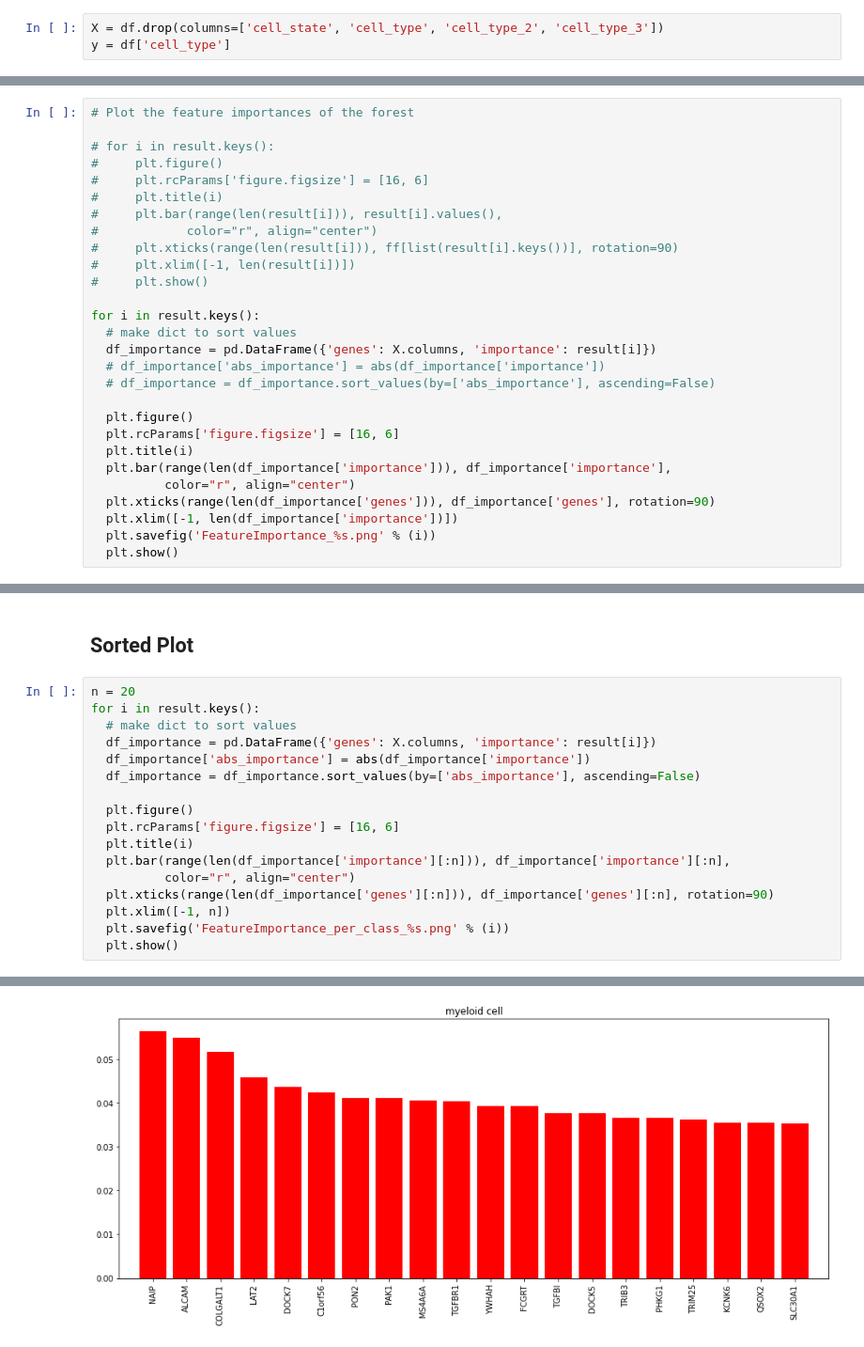
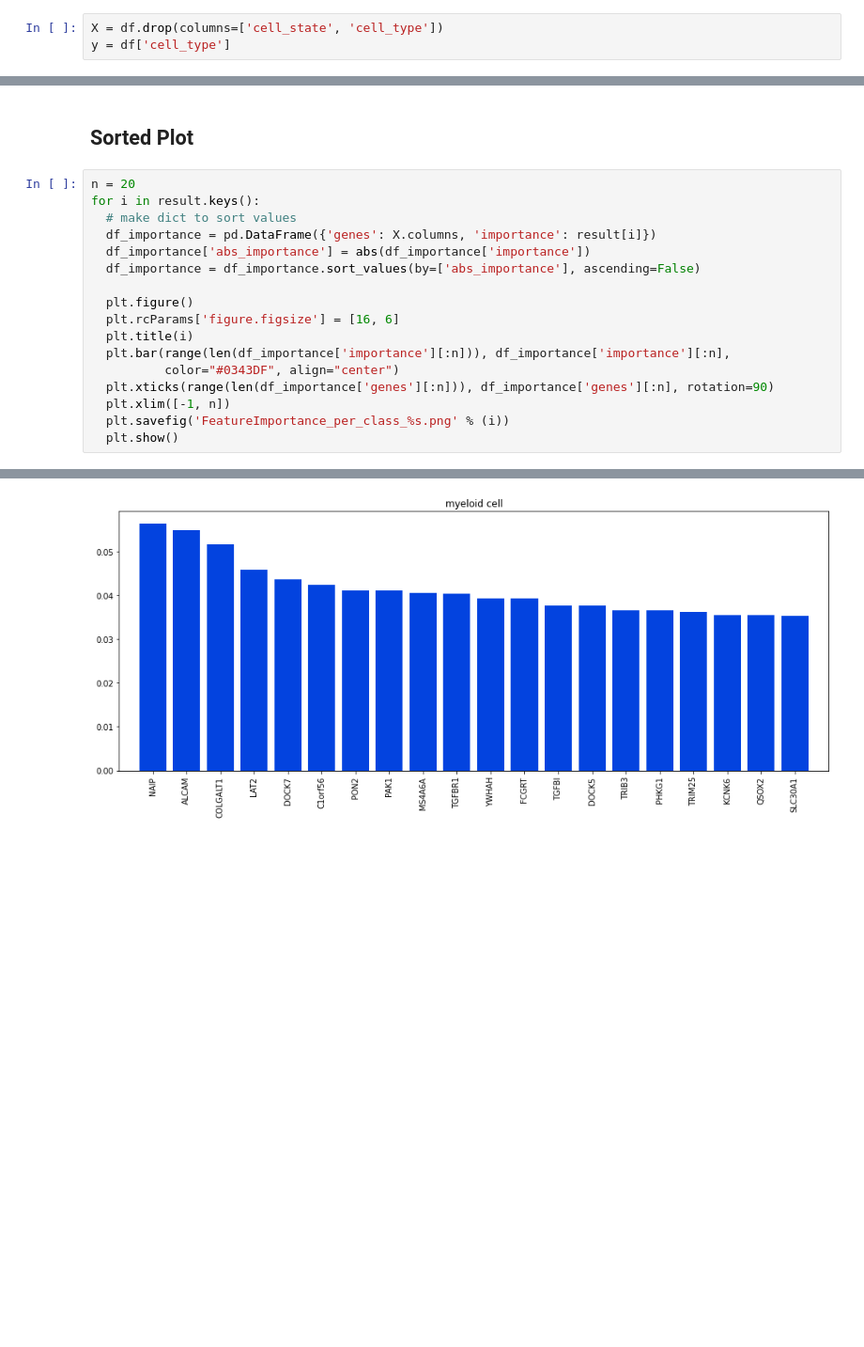
Before and after one commit to martrip/single-cell_classification, a Jupyter notebook: notebooks/model_interpretation_per_classes.ipynb, the cells around one changed output, grey strips where cells are left out. Shown at 94% size. Saved outputs shown, nothing was run; the diff lists cells and outputs as text; blank space fills up the shorter version.

```diff
--- a/notebooks/model_interpretation_per_classes.ipynb
+++ b/notebooks/model_interpretation_per_classes.ipynb
@@ -72,7 +70,7 @@ count_celltype
 | leukocyte | 11 | 0.001448 |
 | myeloid cell | 6 | 0.000790 |
 # %%
-X = df.drop(columns=['cell_state', 'cell_type', 'cell_type_2', 'cell_type_3'])
+X = df.drop(columns=['cell_state', 'cell_type'])
 y = df['cell_type']
 # %% [markdown]
 # 3. Import Model
@@ -112,31 +128,3 @@ df_importance.head()
 | 2 | TNFRSF18 | -0.001738 |
 | 3 | TNFRSF4 | -0.014240 |
 | 4 | DVL1 | -0.006764 |
-# %%
-# Plot the feature importances of the forest
-
-# for i in result.keys():
-#     plt.figure()
-#     plt.rcParams['figure.figsize'] = [16, 6]
-#     plt.title(i)
-#     plt.bar(range(len(result[i])), result[i].values(),
-#            color="r", align="center")
-#     plt.xticks(range(len(result[i])), ff[list(result[i].keys())], rotation=90)
-#     plt.xlim([-1, len(result[i])])
-#     plt.show()
-
-for i in result.keys():
-  # make dict to sort values
-  df_importance = pd.DataFrame({'genes': X.columns, 'importance': result[i]})
-  # df_importance['abs_importance'] = abs(df_importance['importance'])
-  # df_importance = df_importance.sort_values(by=['abs_importance'], ascending=False)
-
-  plt.figure()
-  plt.rcParams['figure.figsize'] = [16, 6]
-  plt.title(i)
-  plt.bar(range(len(df_importance['importance'])), df_importance['importance'],
-          color="r", align="center")
-  plt.xticks(range(len(df_importance['genes'])), df_importance['genes'], rotation=90)
-  plt.xlim([-1, len(df_importance['importance'])])
-  plt.savefig('FeatureImportance_%s.png' % (i))
-  plt.show()
@@ -167,7 +142,7 @@ for i in result.keys():
   plt.rcParams['figure.figsize'] = [16, 6]
   plt.title(i)
   plt.bar(range(len(df_importance['importance'][:n])), df_importance['importance'][:n],
-          color="r", align="center")
+          color="#0343DF", align="center")
   plt.xticks(range(len(df_importance['genes'][:n])), df_importance['genes'][:n], rotation=90)
   plt.xlim([-1, n])
   plt.savefig('FeatureImportance_per_class_%s.png' % (i))
@@ -186 +161 @@ for i in result.keys():
-[figure, old version]
+[figure, new version]
```
Also changed, not shown: parts of 8 cells of this notebook, 9 other files.
